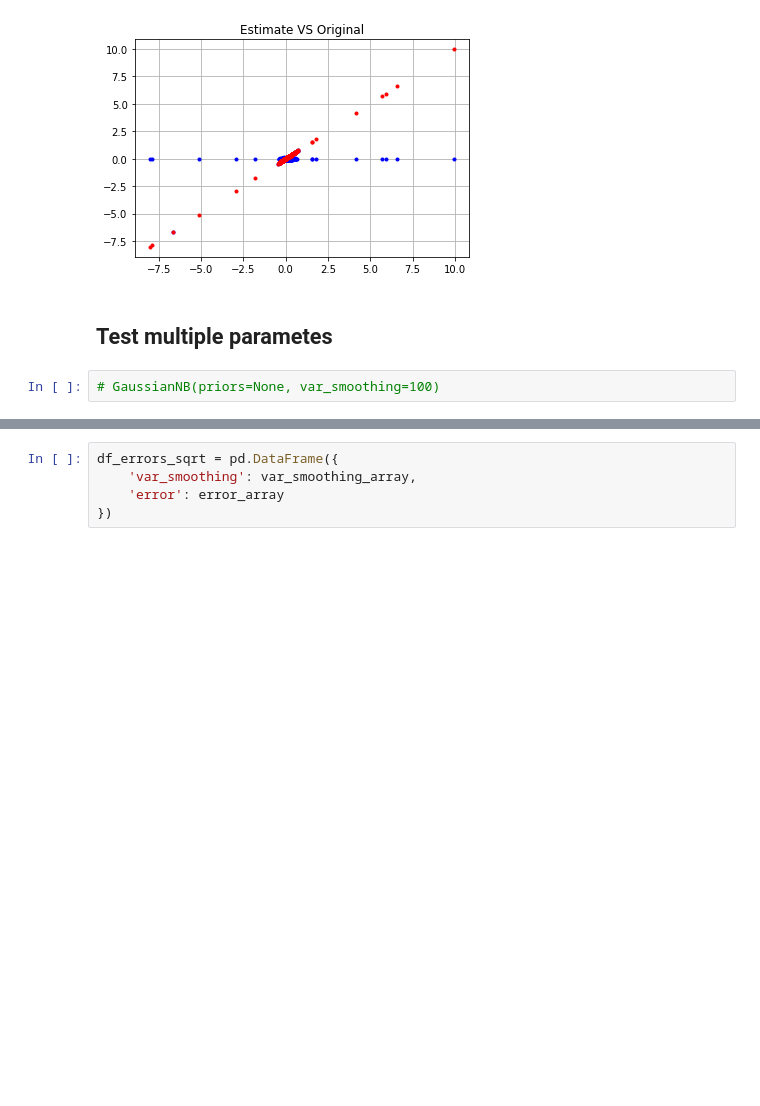
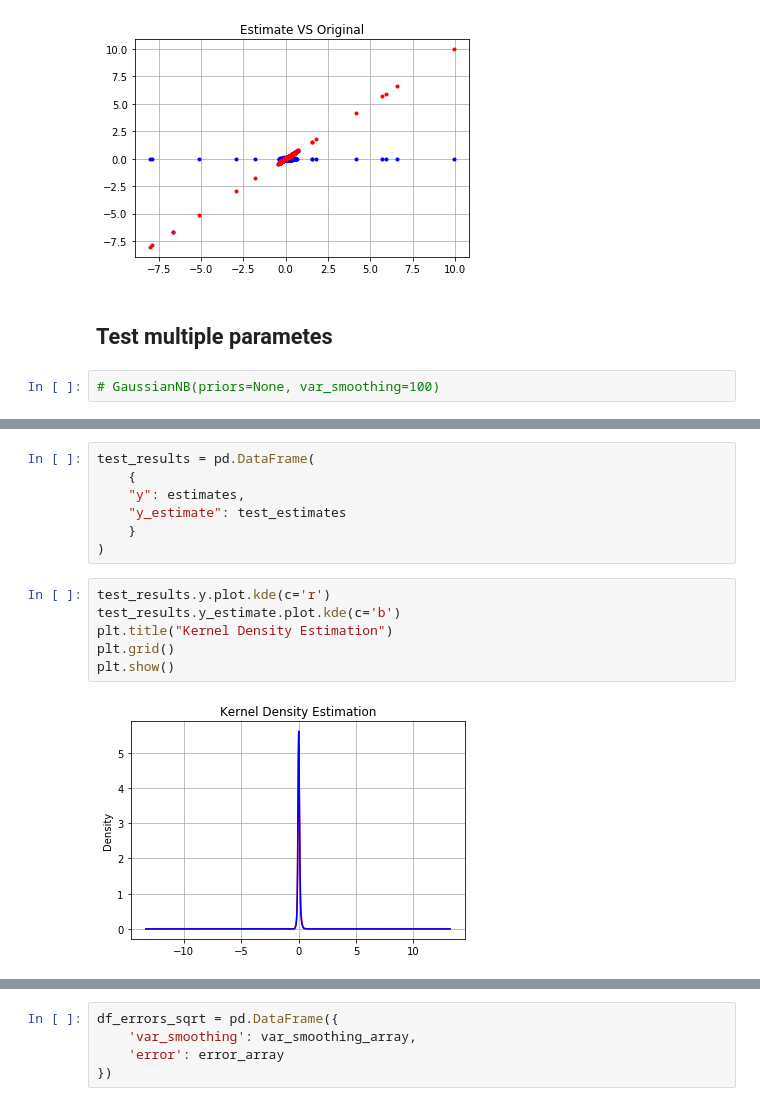
Before and after one commit to E7SATAI/wageForcasterMx, a Jupyter notebook: eda/naive-bayes.ipynb, the cells around one changed output, grey strips where cells are left out. Drawn from its saved outputs; the diff is of its cells as text; blank space fills up the shorter version.

```diff
--- a/eda/naive-bayes.ipynb
+++ b/eda/naive-bayes.ipynb
@@ -247,0 +317,15 @@ for dic in naive_bayes_dic_array:
+# %%
+test_results = pd.DataFrame(
+    {
+    "y": estimates,
+    "y_estimate": test_estimates
+    }
+)
+# %%
+test_results.y.plot.kde(c='r')
+test_results.y_estimate.plot.kde(c='b')
+plt.title("Kernel Density Estimation")
+plt.grid()
+plt.show()
+# %% [output]
+[figure, added]
```
Also changed, not shown: parts of 42 cells of this notebook.
